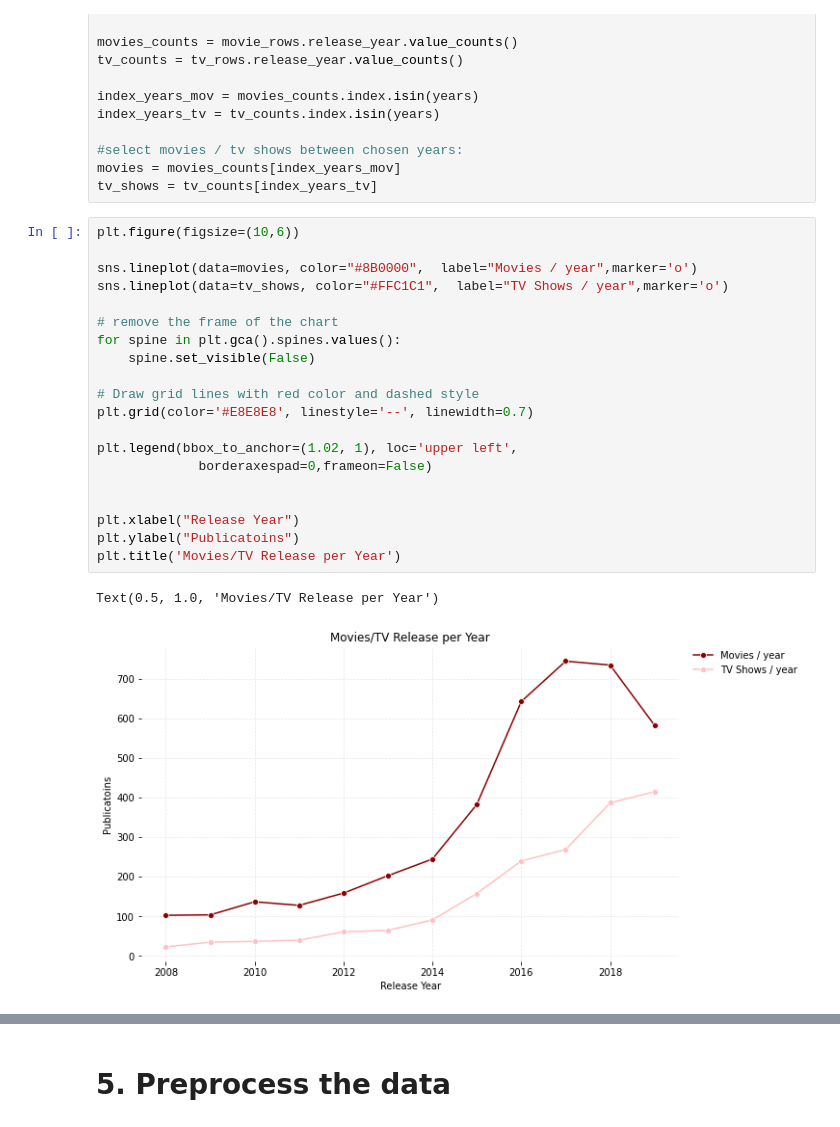
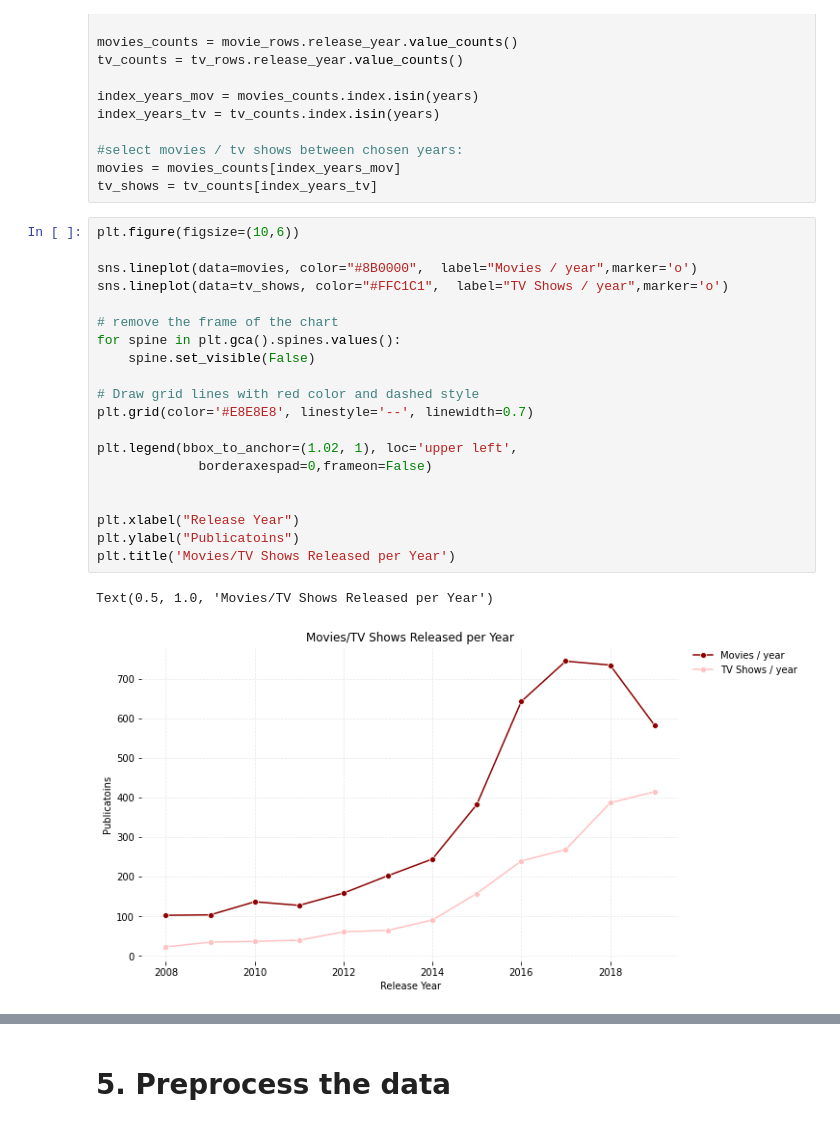
Before and after one commit to anisbagwan/NETFLIX-MOVIES-and-TV-shows-clusteringG, a Jupyter notebook: NETFLIX_MOVIES_AND_TV_SHOWS_CLUSTERING.ipynb, the cells around one changed output, grey strips where cells are left out. Saved outputs shown, nothing was run; the diff lists cells and outputs as text.

```diff
--- a/NETFLIX_MOVIES_AND_TV_SHOWS_CLUSTERING.ipynb
+++ b/NETFLIX_MOVIES_AND_TV_SHOWS_CLUSTERING.ipynb
@@ -402,24 +402,24 @@ tv_shows = tv_counts[index_years_tv]
 # %%
 plt.figure(figsize=(10,6))
 
 sns.lineplot(data=movies, color="#8B0000",  label="Movies / year",marker='o')
 sns.lineplot(data=tv_shows, color="#FFC1C1",  label="TV Shows / year",marker='o')
 
 # remove the frame of the chart
 for spine in plt.gca().spines.values():
     spine.set_visible(False)
 
 # Draw grid lines with red color and dashed style
 plt.grid(color='#E8E8E8', linestyle='--', linewidth=0.7)
 
 plt.legend(bbox_to_anchor=(1.02, 1), loc='upper left',
              borderaxespad=0,frameon=False)
 
 
 plt.xlabel("Release Year")
 plt.ylabel("Publicatoins")
-plt.title('Movies/TV Release per Year')
+plt.title('Movies/TV Shows Released per Year')
 # %% [output]
-Text(0.5, 1.0, 'Movies/TV Release per Year')
+Text(0.5, 1.0, 'Movies/TV Shows Released per Year')
-[figure, old version]
+[figure, new version]
 # %%
```
Also changed, not shown: parts of 9 cells of this notebook.
